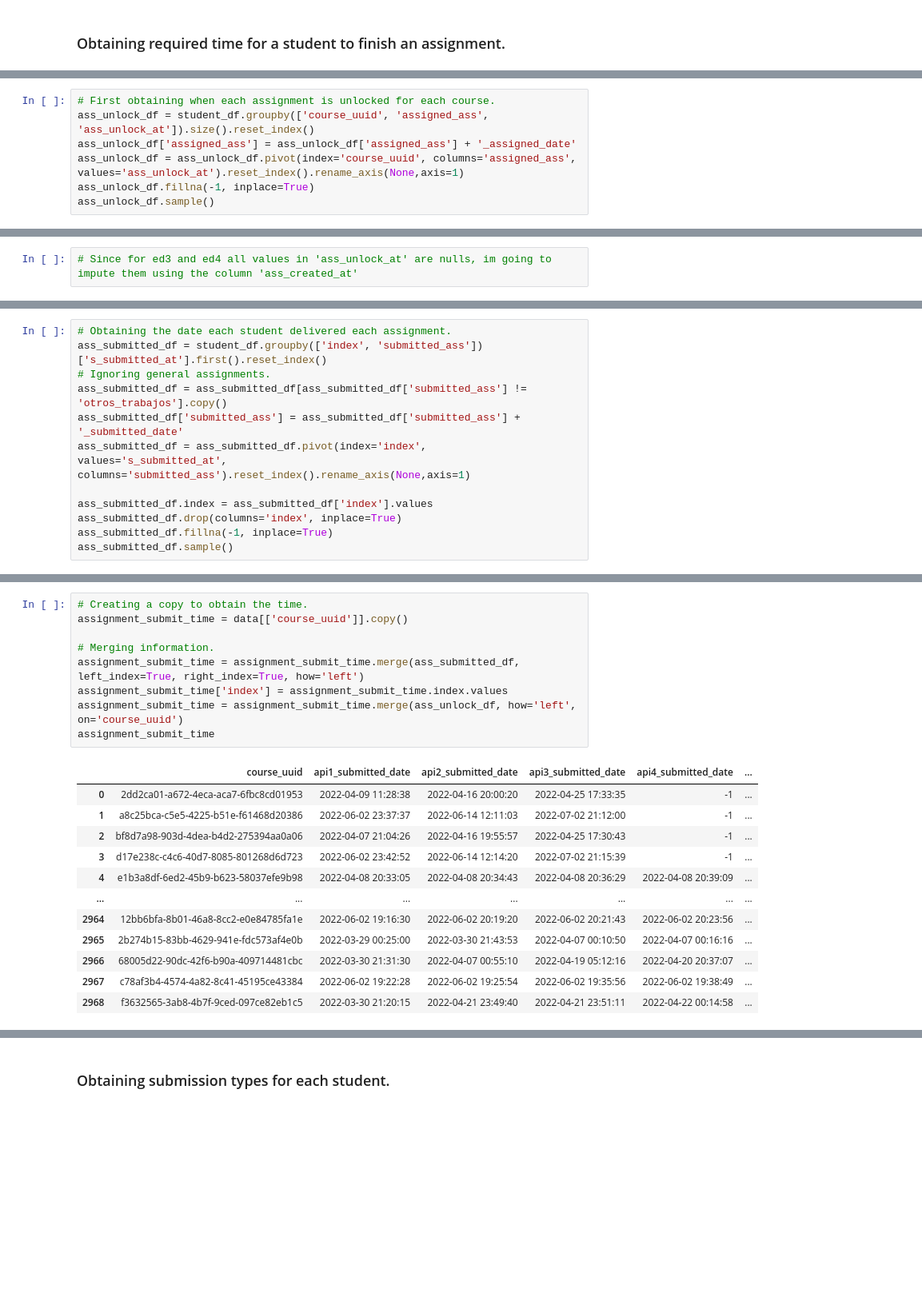
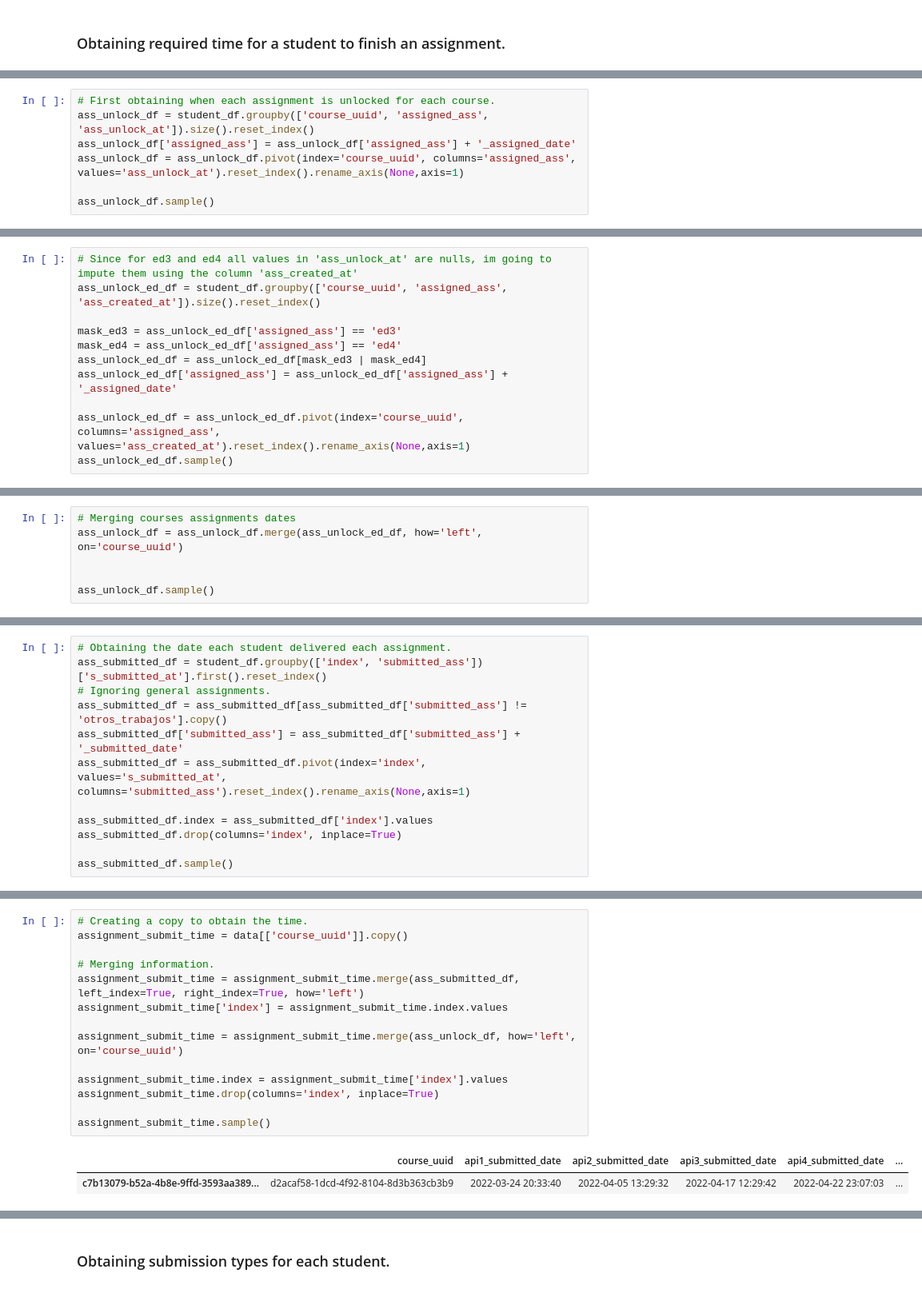
Before and after one commit to bautidea/course_approve_detection, a Jupyter notebook: notebok.ipynb, the cells around one changed output, grey strips where cells are left out. Shown at 80% size. Drawn from its saved outputs; the diff is of its cells as text; blank space fills up the shorter version.

Commit message:
Obtained Dates, going to modify the login, committing.

```diff
--- a/notebok.ipynb
+++ b/notebok.ipynb
@@ -517,7 +533,7 @@ data.sample()
 ass_unlock_df = student_df.groupby(['course_uuid', 'assigned_ass', 'ass_unlock_at']).size().reset_index()
 ass_unlock_df['assigned_ass'] = ass_unlock_df['assigned_ass'] + '_assigned_date'
 ass_unlock_df = ass_unlock_df.pivot(index='course_uuid', columns='assigned_ass', values='ass_unlock_at').reset_index().rename_axis(None,axis=1)
-ass_unlock_df.fillna(-1, inplace=True)
+
 ass_unlock_df.sample()
 # %% [output]
 |  | course_uuid | api1_assigned_date | api2_assigned_date | api3_assigned_date | api4_assigned_date | ... |
@@ -525,2 +541,11 @@ ass_unlock_df.sample()
 # %%
 # Since for ed3 and ed4 all values in 'ass_unlock_at' are nulls, im going to impute them using the column 'ass_created_at'
+ass_unlock_ed_df = student_df.groupby(['course_uuid', 'assigned_ass', 'ass_created_at']).size().reset_index()
+
+mask_ed3 = ass_unlock_ed_df['assigned_ass'] == 'ed3'
+mask_ed4 = ass_unlock_ed_df['assigned_ass'] == 'ed4'
+ass_unlock_ed_df = ass_unlock_ed_df[mask_ed3 | mask_ed4]
+ass_unlock_ed_df['assigned_ass'] = ass_unlock_ed_df['assigned_ass'] + '_assigned_date'
+
+ass_unlock_ed_df = ass_unlock_ed_df.pivot(index='course_uuid', columns='assigned_ass', values='ass_created_at').reset_index().rename_axis(None,axis=1)
+ass_unlock_ed_df.sample()
@@ -526,0 +555,6 @@ ass_unlock_df.sample()
+# %%
+# Merging courses assignments dates
+ass_unlock_df = ass_unlock_df.merge(ass_unlock_ed_df, how='left', on='course_uuid')
+
+
+ass_unlock_df.sample()
@@ -534,7 +571,7 @@ ass_submitted_df = ass_submitted_df.pivot(index='index', values='s_submitted_at'
 
 ass_submitted_df.index = ass_submitted_df['index'].values
 ass_submitted_df.drop(columns='index', inplace=True)
-ass_submitted_df.fillna(-1, inplace=True)
+
 ass_submitted_df.sample()
 # %% [output]
 |  | api1_submitted_date | api2_submitted_date | api3_submitted_date | api4_submitted_date | ... |
@@ -542,22 +579,17 @@ ass_submitted_df.sample()
 # %%
 # Creating a copy to obtain the time.
 assignment_submit_time = data[['course_uuid']].copy()
 
 # Merging information.
 assignment_submit_time = assignment_submit_time.merge(ass_submitted_df, left_index=True, right_index=True, how='left')
 assignment_submit_time['index'] = assignment_submit_time.index.values
+
 assignment_submit_time = assignment_submit_time.merge(ass_unlock_df, how='left', on='course_uuid')
-assignment_submit_time
+
+assignment_submit_time.index = assignment_submit_time['index'].values
+assignment_submit_time.drop(columns='index', inplace=True)
+
+assignment_submit_time.sample()
 # %% [output]
 |  | course_uuid | api1_submitted_date | api2_submitted_date | api3_submitted_date | api4_submitted_date | ... |
-| 0 | 2dd2ca01-a672-4eca-aca7-6fbc8cd01953 | 2022-04-09 11:28:38 | 2022-04-16 20:00:20 | 2022-04-25 17:33:35 | -1 | ... |
-| 1 | a8c25bca-c5e5-4225-b51e-f61468d20386 | 2022-06-02 23:37:37 | 2022-06-14 12:11:03 | 2022-07-02 21:12:00 | -1 | ... |
-| 2 | bf8d7a98-903d-4dea-b4d2-275394aa0a06 | 2022-04-07 21:04:26 | 2022-04-16 19:55:57 | 2022-04-25 17:30:43 | -1 | ... |
-| 3 | d17e238c-c4c6-40d7-8085-801268d6d723 | 2022-06-02 23:42:52 | 2022-06-14 12:14:20 | 2022-07-02 21:15:39 | -1 | ... |
-| 4 | e1b3a8df-6ed2-45b9-b623-58037efe9b98 | 2022-04-08 20:33:05 | 2022-04-08 20:34:43 | 2022-04-08 20:36:29 | 2022-04-08 20:39:09 | ... |
-| ... | ... | ... | ... | ... | ... | ... |
-| 2964 | 12bb6bfa-8b01-46a8-8cc2-e0e84785fa1e | 2022-06-02 19:16:30 | 2022-06-02 20:19:20 | 2022-06-02 20:21:43 | 2022-06-02 20:23:56 | ... |
-| 2965 | 2b274b15-83bb-4629-941e-fdc573af4e0b | 2022-03-29 00:25:00 | 2022-03-30 21:43:53 | 2022-04-07 00:10:50 | 2022-04-07 00:16:16 | ... |
-| 2966 | 68005d22-90dc-42f6-b90a-409714481cbc | 2022-03-30 21:31:30 | 2022-04-07 00:55:10 | 2022-04-19 05:12:16 | 2022-04-20 20:37:07 | ... |
-| 2967 | c78af3b4-4574-4a82-8c41-45195ce43384 | 2022-06-02 19:22:28 | 2022-06-02 19:25:54 | 2022-06-02 19:35:56 | 2022-06-02 19:38:49 | ... |
-| 2968 | f3632565-3ab8-4b7f-9ced-097ce82eb1c5 | 2022-03-30 21:20:15 | 2022-04-21 23:49:40 | 2022-04-21 23:51:11 | 2022-04-22 00:14:58 | ... |
+| c7b13079-b52a-4b8e-9ffd-3593aa389... | d2acaf58-1dcd-4f92-8104-8d3b363cb3b9 | 2022-03-24 20:33:40 | 2022-04-05 13:29:32 | 2022-04-17 12:29:42 | 2022-04-22 23:07:03 | ... |
```
Also changed, not shown: parts of 21 cells of this notebook.
